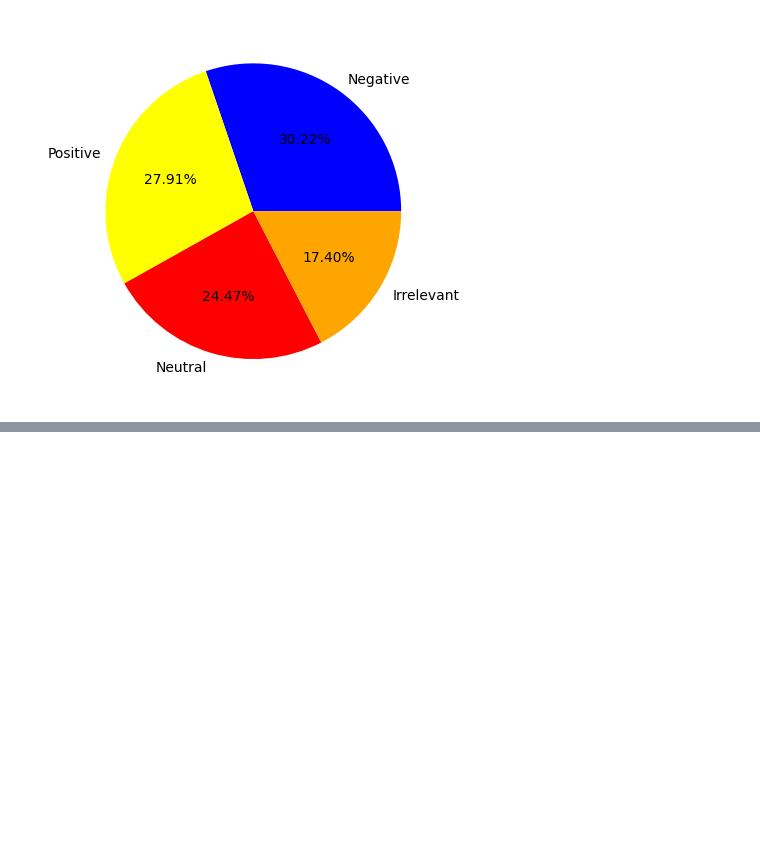
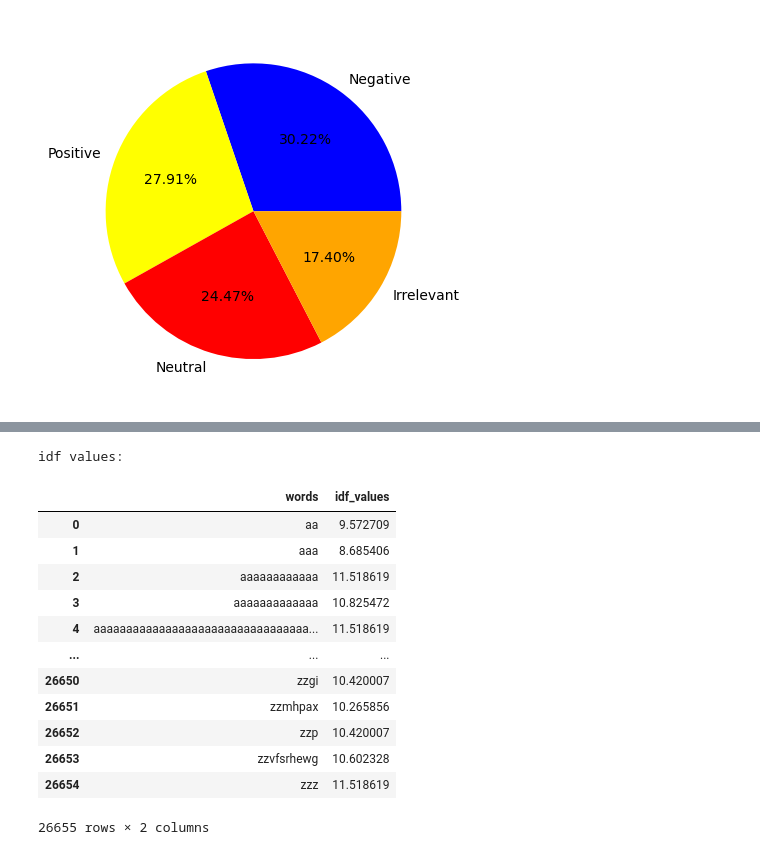
Before and after one commit to RudraShankhaNandy/PRASUNET_DS_Intern, a Jupyter notebook: TASK_04/task4.ipynb, the cells around one changed output, grey strips where cells are left out. Drawn from its saved outputs; the diff is of its cells as text; code cells hidden in the pictures; blank space fills up the shorter version.

```diff
--- a/TASK_04/task4.ipynb
+++ b/TASK_04/task4.ipynb
@@ -120,0 +196,23 @@ plt.show()
+# %%
+# get idf values
+print('\nidf values:')
+# Create a DataFrame
+idf_df = pd.DataFrame({'words': words, 'idf_values': idf_values})
+
+# Print the DataFrame
+idf_df
+# %% [output]
+idf values:
+|  | words | idf_values |
+| 0 | aa | 9.572709 |
+| 1 | aaa | 8.685406 |
+| 2 | aaaaaaaaaaaa | 11.518619 |
+| 3 | aaaaaaaaaaaaa | 10.825472 |
+| 4 | aaaaaaaaaaaaaaaaaaaaaaaaaaaaaaaaa... | 11.518619 |
+| ... | ... | ... |
+| 26650 | zzgi | 10.420007 |
+| 26651 | zzmhpax | 10.265856 |
+| 26652 | zzp | 10.420007 |
+| 26653 | zzvfsrhewg | 10.602328 |
+| 26654 | zzz | 11.518619 |
+26655 rows × 2 columns
```
Also changed, not shown: parts of 17 cells of this notebook.
